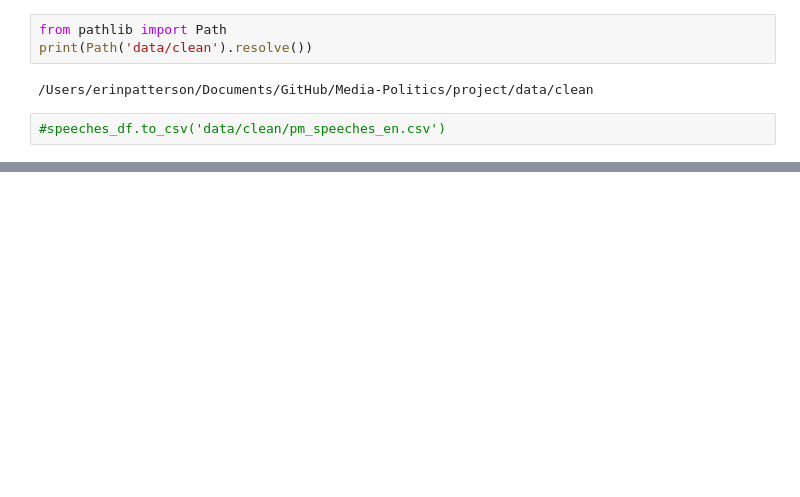
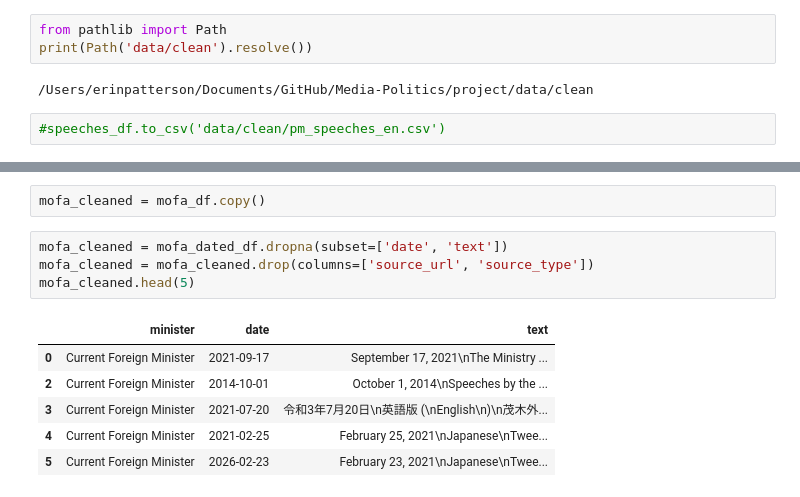
Before and after one commit to ninaudagawa/Media-Politics, a Jupyter notebook: project/notebooks/speeches_download.ipynb, the cells around one changed output, grey strips where cells are left out. Saved outputs shown, nothing was run; the diff lists cells and outputs as text; blank space fills up the shorter version.

```diff
--- a/project/notebooks/speeches_download.ipynb
+++ b/project/notebooks/speeches_download.ipynb
@@ -147,0 +235,13 @@ print(Path('data/clean').resolve())
+# %%
+mofa_cleaned = mofa_df.copy()
+# %%
+mofa_cleaned = mofa_dated_df.dropna(subset=['date', 'text'])
+mofa_cleaned = mofa_cleaned.drop(columns=['source_url', 'source_type'])
+mofa_cleaned.head(5)
+# %% [output]
+|  | minister | date | text |
+| 0 | Current Foreign Minister | 2021-09-17 | September 17, 2021\nThe Ministry ... |
+| 2 | Current Foreign Minister | 2014-10-01 | October 1, 2014\nSpeeches by the ... |
+| 3 | Current Foreign Minister | 2021-07-20 | 令和3年7月20日\n英語版 (\nEnglish\n)\n茂木外... |
+| 4 | Current Foreign Minister | 2021-02-25 | February 25, 2021\nJapanese\nTwee... |
+| 5 | Current Foreign Minister | 2026-02-23 | February 23, 2021\nJapanese\nTwee... |
```
Also changed, not shown: parts of 22 cells of this notebook, 51 other files.
